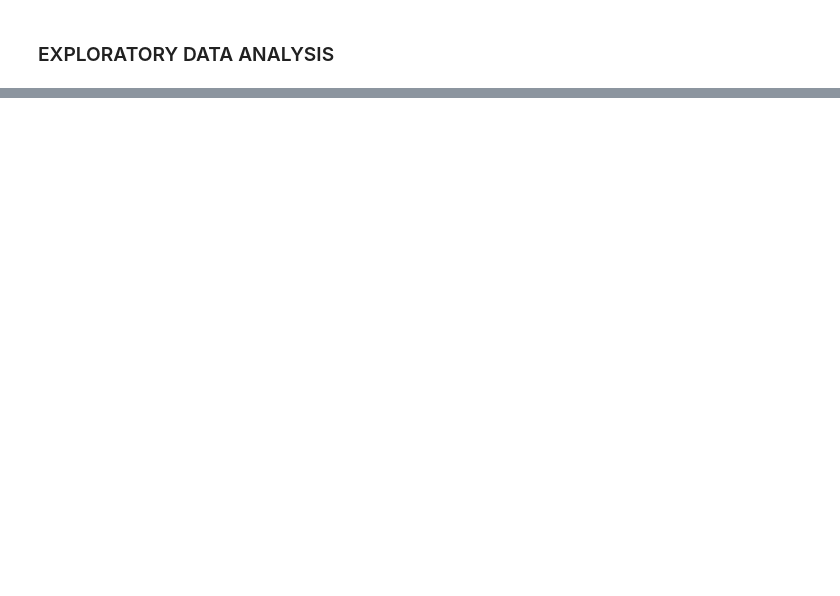
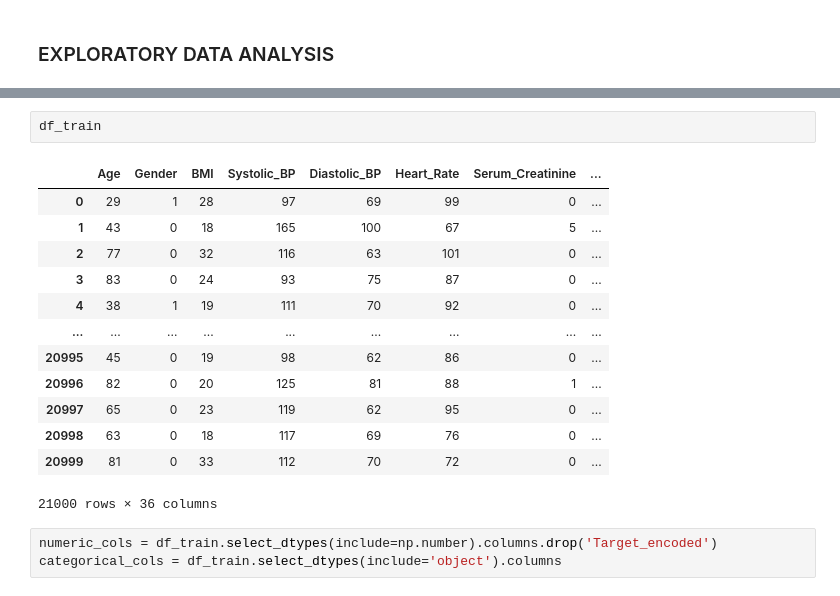
Before and after one commit to rfaoktvian/Chronic-Kidney-Disease, a Jupyter notebook: main.ipynb, the cells around one changed output, grey strips where cells are left out. Cells and saved outputs as stored; diff of their text form; blank space fills up the shorter version.

```diff
--- a/main.ipynb
+++ b/main.ipynb
@@ -86,0 +183,19 @@ array(['Healthy Kidney', 'Severe CKD (Stage 4)', 'Mild CKD (Stage 1–2)',
+# %%
+df_train
+# %% [output]
+|  | Age | Gender | BMI | Systolic_BP | Diastolic_BP | Heart_Rate | Serum_Creatinine | ... |
+| 0 | 29 | 1 | 28 | 97 | 69 | 99 | 0 | ... |
+| 1 | 43 | 0 | 18 | 165 | 100 | 67 | 5 | ... |
+| 2 | 77 | 0 | 32 | 116 | 63 | 101 | 0 | ... |
+| 3 | 83 | 0 | 24 | 93 | 75 | 87 | 0 | ... |
+| 4 | 38 | 1 | 19 | 111 | 70 | 92 | 0 | ... |
+| ... | ... | ... | ... | ... | ... | ... | ... | ... |
+| 20995 | 45 | 0 | 19 | 98 | 62 | 86 | 0 | ... |
+| 20996 | 82 | 0 | 20 | 125 | 81 | 88 | 1 | ... |
+| 20997 | 65 | 0 | 23 | 119 | 62 | 95 | 0 | ... |
+| 20998 | 63 | 0 | 18 | 117 | 69 | 76 | 0 | ... |
+| 20999 | 81 | 0 | 33 | 112 | 70 | 72 | 0 | ... |
+21000 rows × 36 columns
+# %%
+numeric_cols = df_train.select_dtypes(include=np.number).columns.drop('Target_encoded')
+categorical_cols = df_train.select_dtypes(include='object').columns
```
Also changed, not shown: parts of 8 cells of this notebook, 2 other files.
